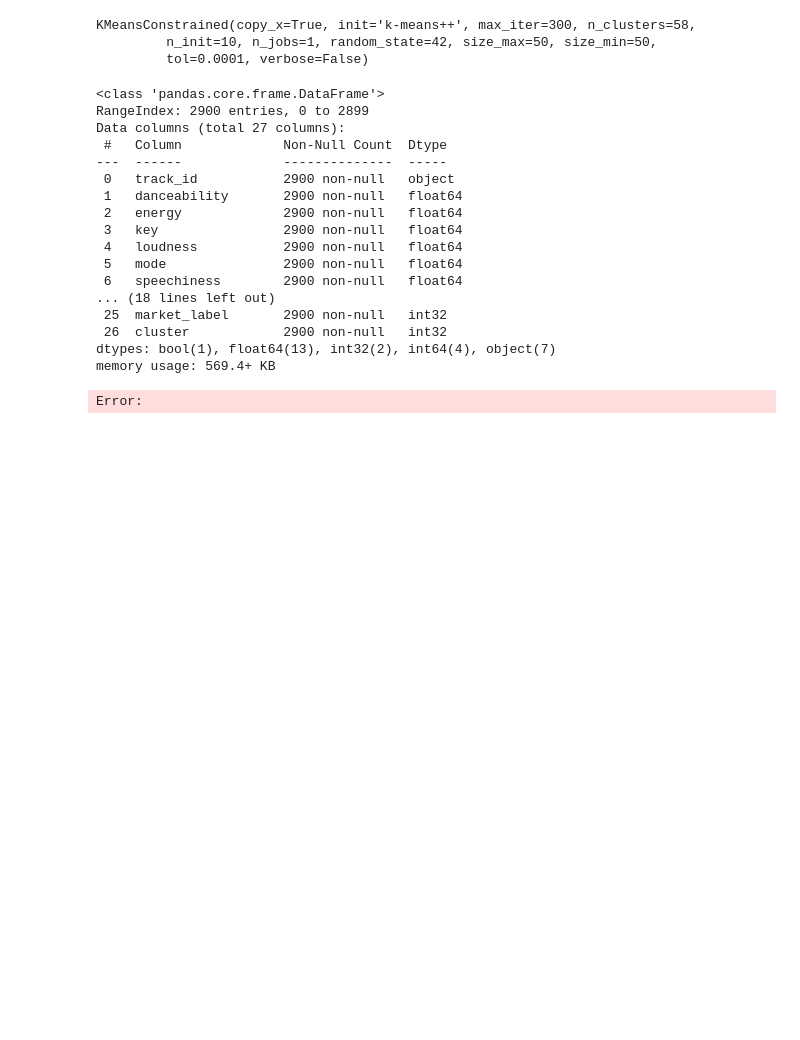
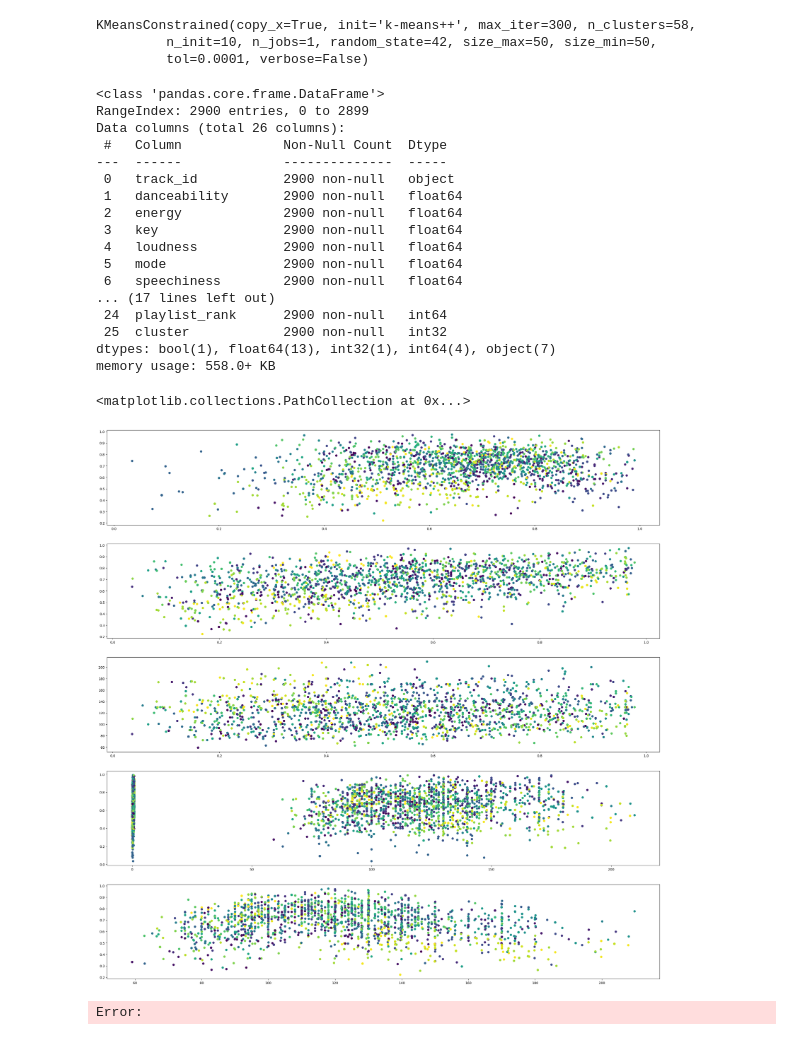
Before and after one commit to mattbolanos/spotify-market-popularity, a Jupyter notebook: src/proto/Unsupervised_Models.ipynb, the cells around one changed output. Cells and saved outputs as stored; diff of their text form; code cells hidden in the pictures; blank space fills up the shorter version.

```diff
--- a/src/proto/Unsupervised_Models.ipynb
+++ b/src/proto/Unsupervised_Models.ipynb
@@ -313,0 +403,8 @@ memory usage: 546.7+ KB
+# %%
+correlation_variables = df_join_final.columns.tolist()[1:11] + ["playlist_rank"]
+# sns.heatmap(df_join_final[correlation_variables].corr())
+test = get_correlation_matrix(df_join_final, correlation_variables)
+
+test = test.reset_index()  # .rename(columns= {test.index.name: "Variable"})
+test
+# {test["index"][i]: test["playlist_rank"][i] for i in range(len(test))}
@@ -357,3 +468,6 @@ X_train, y_train = create_training_data(df_join_final, "market_id", ["playlist_r
+# %%
+X_train = df_join_final[correlation_variables]
+X_train = X_train.drop("playlist_rank", axis=1)
 # %%
 X_train.info()
 # %% [output]
@@ -418,13 +514,13 @@ KMeansConstrained(copy_x=True, init='k-means++', max_iter=300, n_clusters=58,
 # %%
 # kmeans.cluster_centers_.shape
 
-df_join["cluster"] = kmeans.labels_
+df_join_final["cluster"] = kmeans.labels_
 # df_join["centroid"] = kmeans.cluster_centers_
-df_join.info()
+df_join_final.info()
 # %% [output]
 <class 'pandas.core.frame.DataFrame'>
 RangeIndex: 2900 entries, 0 to 2899
-Data columns (total 27 columns):
+Data columns (total 26 columns):
  #   Column             Non-Null Count  Dtype
 ---  ------             --------------  -----
  0   track_id           2900 non-null   object
@@ -434,11 +530,11 @@ Data columns (total 27 columns):
  4   loudness           2900 non-null   float64
  5   mode               2900 non-null   float64
  6   speechiness        2900 non-null   float64
-... (18 lines left out)
- 25  market_label       2900 non-null   int32
- 26  cluster            2900 non-null   int32
-dtypes: bool(1), float64(13), int32(2), int64(4), object(7)
-memory usage: 569.4+ KB
+... (17 lines left out)
+ 24  playlist_rank      2900 non-null   int64
+ 25  cluster            2900 non-null   int32
+dtypes: bool(1), float64(13), int32(1), int64(4), object(7)
+memory usage: 558.0+ KB
 # %%
 import matplotlib.pyplot as plt
 # %%
@@ -453,6 +549,18 @@ def plot_features(df: pd.DataFrame, feature: str, features: list, label: str):
         ax.scatter(df[feat], df[feature], c=df[label])
 
     return plt.show()
+# %%
+fig, axs = plt.subplots(5, 1, figsize=(30, 30))
+
+axs[0].scatter(df_join_final["energy"], df_join_final["danceability"], c=df_join_final["cluster"])
+axs[1].scatter(df_join_final["valence"], df_join_final["danceability"], c=df_join_final["cluster"])
+axs[2].scatter(df_join_final["valence"], df_join_final["tempo"], c=df_join_final["cluster"])
+axs[3].scatter(df_join_final["tempo"], df_join_final["energy"], c=df_join_final["cluster"])
+axs[4].scatter(df_join_final["tempo"], df_join_final["danceability"], c=df_join_final["cluster"])
+axs[3].scatter(df_join_final["valence"], df_join_final["energy"], c=df_join_final["cluster"])
+# %% [output]
+<matplotlib.collections.PathCollection at 0x...>
+[figure, added]
 # %%
 feature = "danceability"
 features = X.columns.tolist()
```
Also changed, not shown: parts of 14 cells of this notebook.
